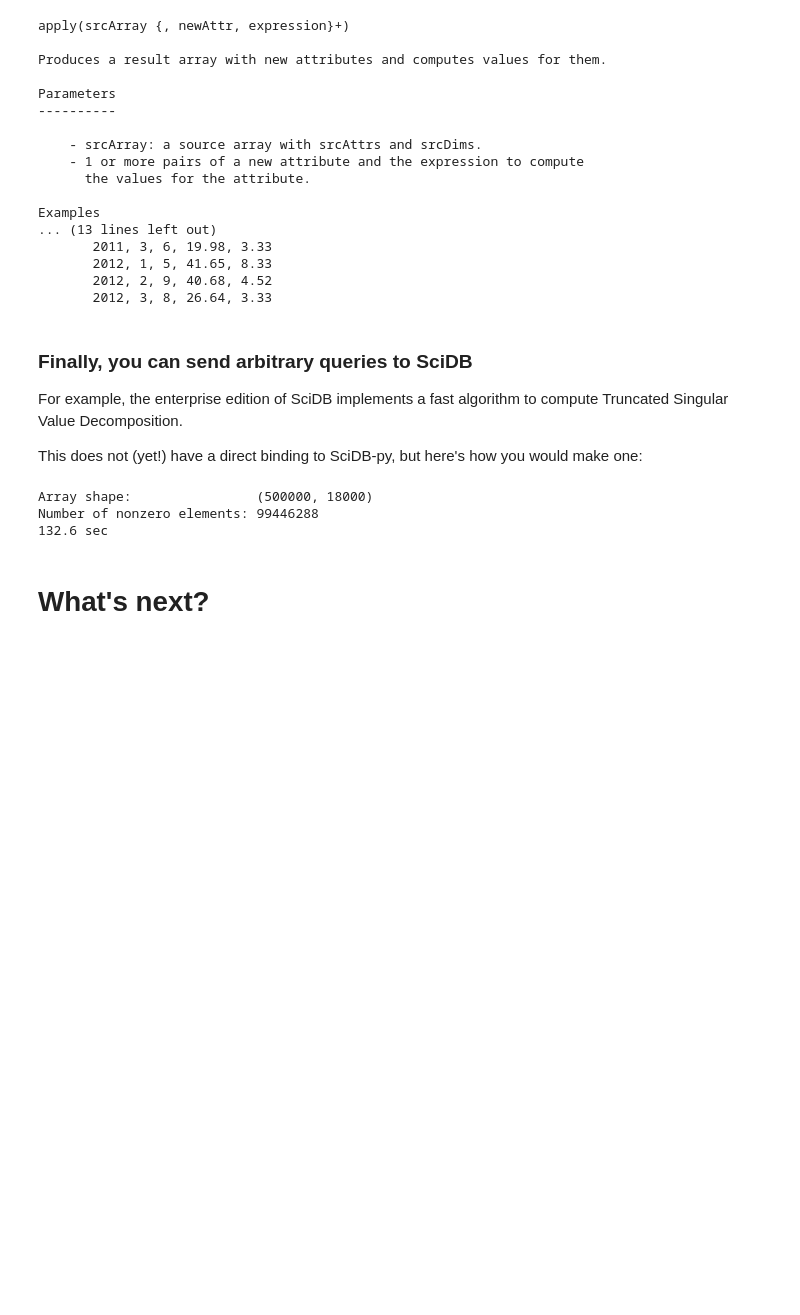
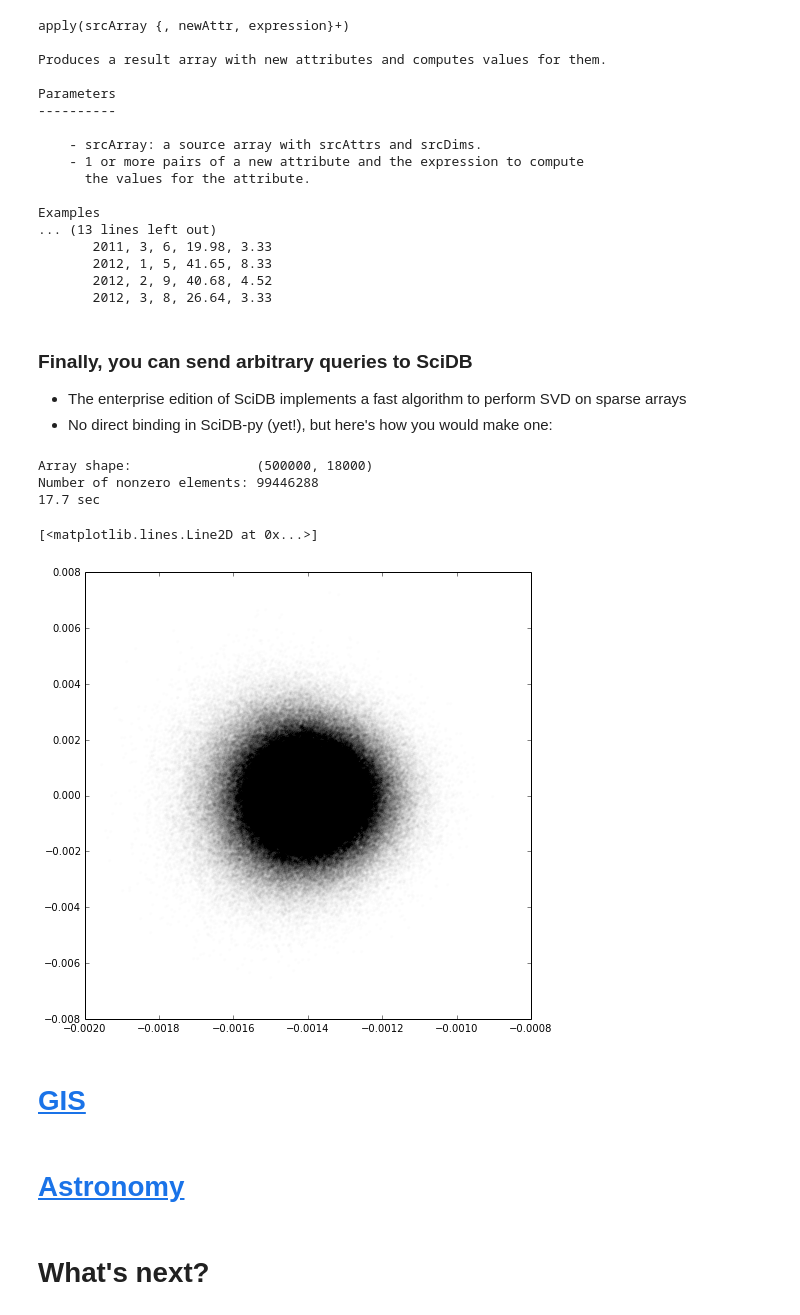
Before and after one commit to ChrisBeaumont/pydata_talk, a Jupyter notebook: Intro to SciDB-py.ipynb, the cells around one changed output. Cells and saved outputs as stored; diff of their text form; code cells hidden in the pictures; blank space fills up the shorter version.

```diff
--- a/Intro to SciDB-py.ipynb
+++ b/Intro to SciDB-py.ipynb
@@ -117,7 +131,8 @@ f = sdb.afl
 # %% [markdown]
 #### How many off-diagonal elements are greater than 0.5?
 # %%
-q = f.aggregate(f.filter(x, 'f0 > 0.5 and i0 <> i1'), 'count(*)')
+q = f.aggregate(f.filter(x, 'f0 > 0.5 and i0 <> i1'),
+                'count(*)')
 result = q.eval()  # execute the query
 print result.toarray()
 # %% [output]
@@ -153,16 +168,11 @@ Examples
 # %% [markdown]
 ### Finally, you can send arbitrary queries to SciDB
 
-For example, the enterprise edition of SciDB implements a fast algorithm to
-compute Truncated Singular Value Decomposition.
-
-This does not (yet!) have a direct
-binding to SciDB-py, but here's how you would make one:
+* The enterprise edition of SciDB implements a fast algorithm to perform SVD on sparse arrays
+* No direct binding in SciDB-py (yet!), but here's how you would make one:
 # %%
 sdb = connect('http://10.0.20.195:8080')
 # %%
-sdb = connect('http://10.0.20.195:8080')
-
 def tsvd(x, xT, nu, tol=0.0001, maxit=20):
     result = sdb.new_array()
     q = "store(tsvd({x}, {xT}, {nu}, {tol}, {maxit}), {result})"
@@ -182,7 +192,20 @@ print "%0.1f sec" % (t1 - t0)
 # %% [output]
 Array shape:                (500000, 18000)
 Number of nonzero elements: 99446288
-132.6 sec
+17.7 sec
+# %%
+vec0 = svd[0, :, 0].toarray()
+vec1 = svd[0, :, 1].toarray()
+
+plt.figure(figsize=(8, 8), dpi=200)
+plt.plot(vec0, vec1, '.k', alpha=.01)
+# %% [output]
+[<matplotlib.lines.Line2D at 0x...>]
+[figure, added]
+# %% [markdown]
+# [GIS](modis.slides.html?transition=none)
+# %% [markdown]
+# [Astronomy](nicer.slides.html?transition=none)
 # %% [markdown]
 # What's next?
 # %% [markdown]
```
Also changed, not shown: parts of 18 cells of this notebook, 3 other files.
